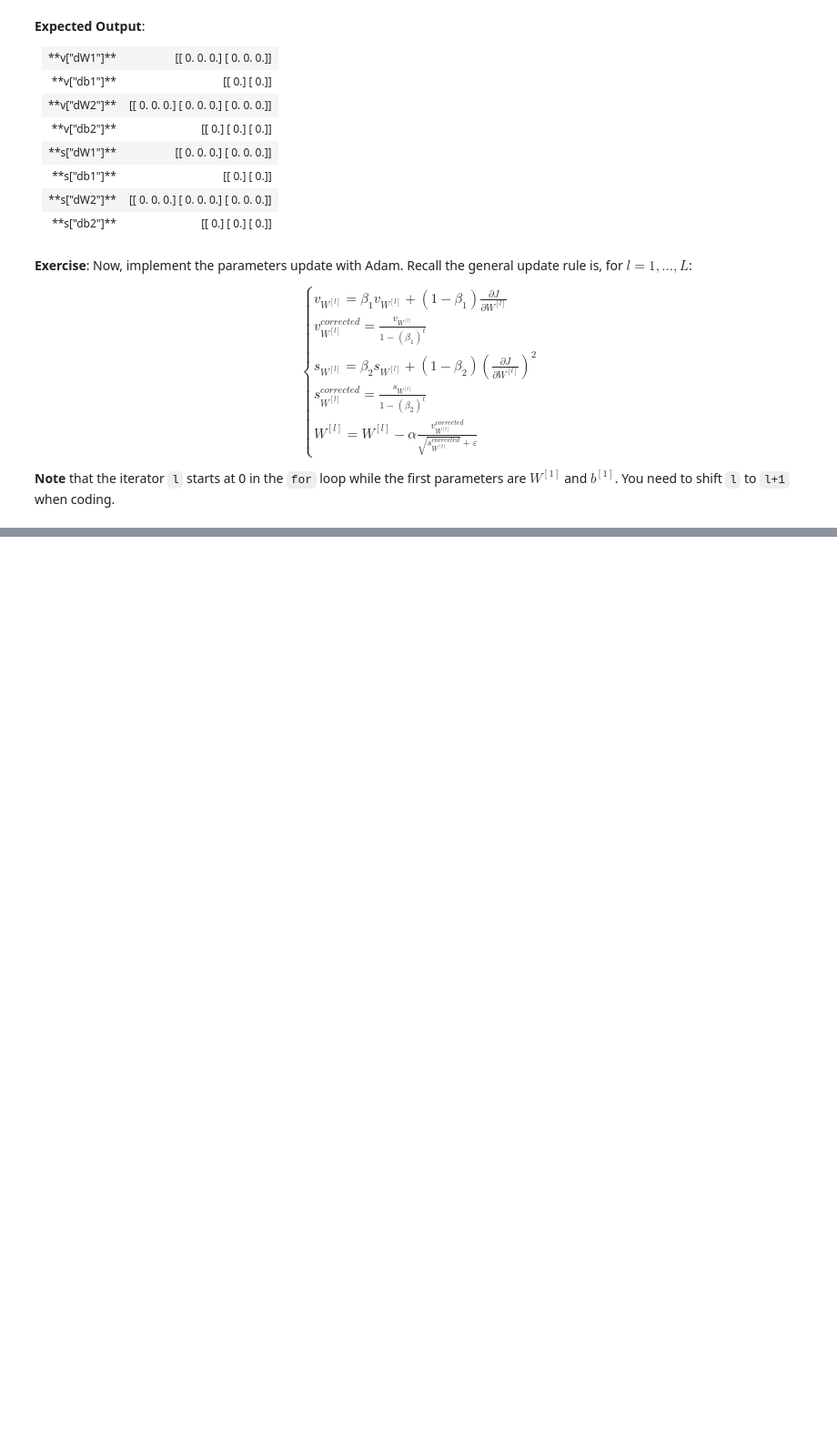
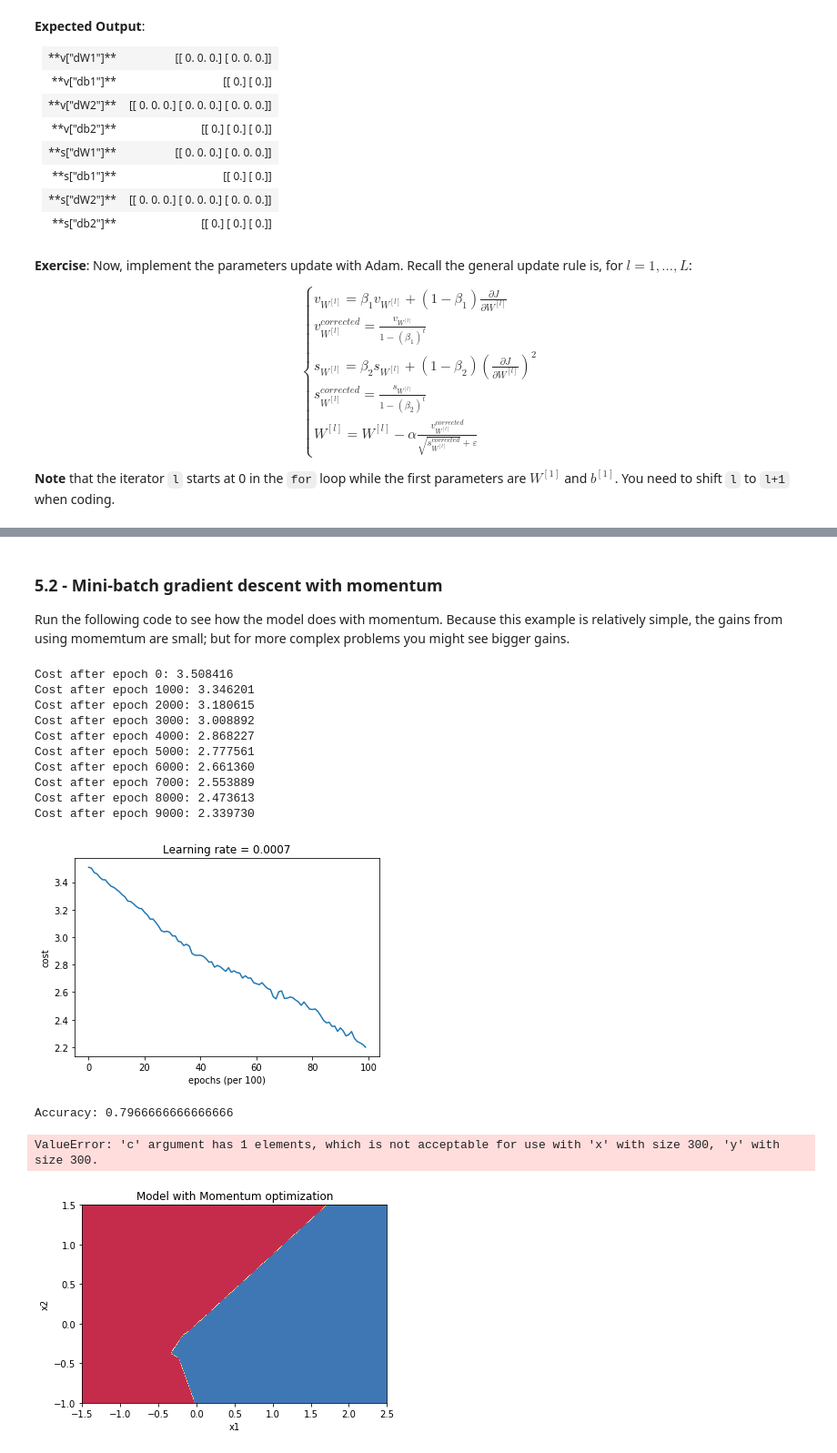
Before and after one commit to ashishsth7586/deeplearning-specialization, a Jupyter notebook: Course-2 Improving DNN: Hyperparameter Tuning, Regularization and Optimization/week_2/Optimization Methods.ipynb, the cells around one changed output, grey strips where cells are left out. Shown at 91% size. Cells and saved outputs as stored; diff of their text form; code cells hidden in the pictures; blank space fills up the shorter version.

```diff
--- a/Course-2 Improving DNN: Hyperparameter Tuning, Regularization and Optimization/week_2/Optimization Methods.ipynb
+++ b/Course-2 Improving DNN: Hyperparameter Tuning, Regularization and Optimization/week_2/Optimization Methods.ipynb
@@ -684,0 +853,33 @@ print("s[\"db2\"] = " + str(s["db2"]))
+# %% [markdown]
+### 5.2 - Mini-batch gradient descent with momentum
+
+Run the following code to see how the model does with momentum. Because this example is relatively simple, the gains from using momemtum are small; but for more complex problems you might see bigger gains.
+# %%
+# train 3-layer model
+layers_dims = [train_X.shape[0], 5, 2, 1]
+parameters = model(train_X, train_Y, layers_dims, beta = 0.9, optimizer = "momentum")
+
+# Predict
+predictions = predict(train_X, train_Y, parameters)
+
+# Plot decision boundary
+plt.title("Model with Momentum optimization")
+axes = plt.gca()
+axes.set_xlim([-1.5,2.5])
+axes.set_ylim([-1,1.5])
+plot_decision_boundary(lambda x: predict_dec(parameters, x.T), train_X, train_Y)
+# %% [output]
+Cost after epoch 0: 3.508416
+Cost after epoch 1000: 3.346201
+Cost after epoch 2000: 3.180615
+Cost after epoch 3000: 3.008892
+Cost after epoch 4000: 2.868227
+Cost after epoch 5000: 2.777561
+Cost after epoch 6000: 2.661360
+Cost after epoch 7000: 2.553889
+Cost after epoch 8000: 2.473613
+Cost after epoch 9000: 2.339730
+[figure, added]
+Accuracy: 0.7966666666666666
+ValueError: 'c' argument has 1 elements, which is not acceptable for use with 'x' with size 300, 'y' with size 300.
+[figure, added]
```
Also changed, not shown: parts of 15 cells of this notebook, 7 other files.
